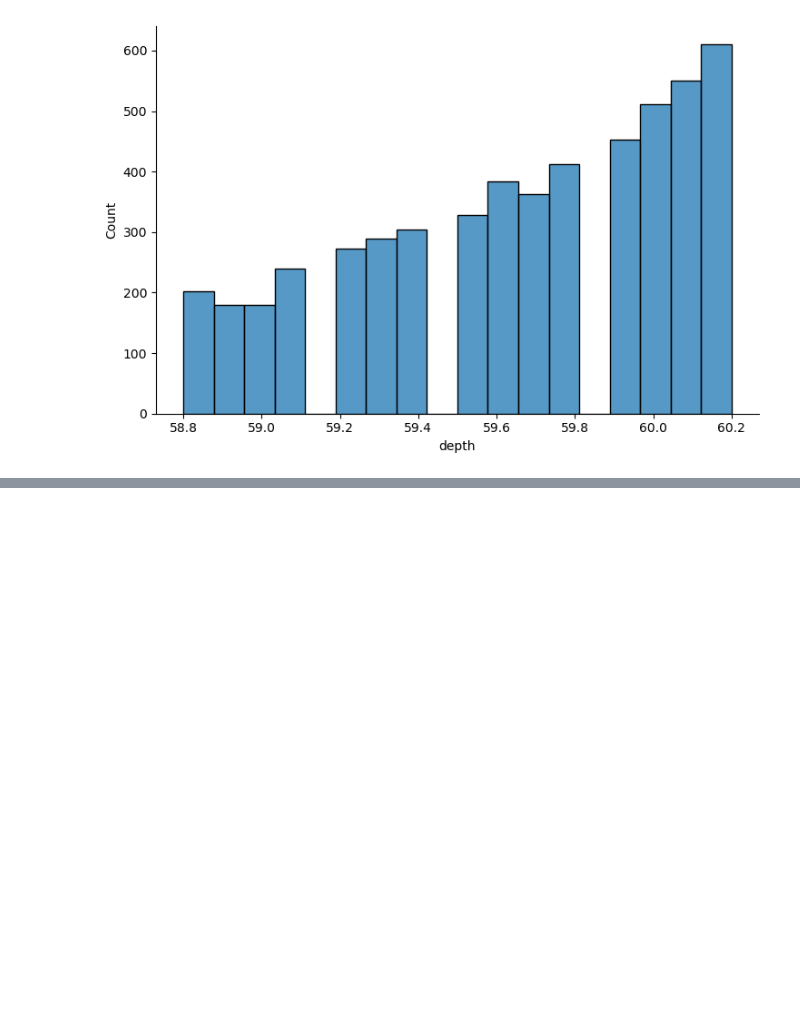
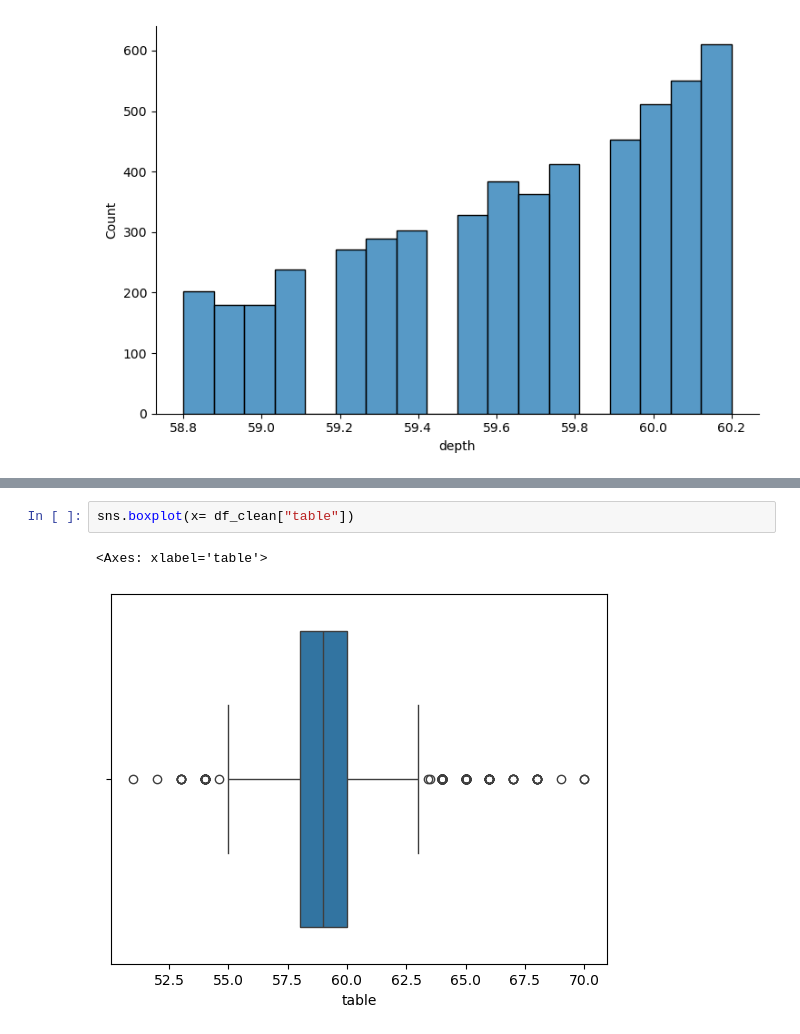
Before and after one commit to ManuelMF/College, a Jupyter notebook: SBD/Tema01/Tareas/03.diamonts.ipynb, the cells around one changed output, grey strips where cells are left out. Cells and saved outputs as stored; diff of their text form; blank space fills up the shorter version.

```diff
--- a/SBD/Tema01/Tareas/03.diamonts.ipynb
+++ b/SBD/Tema01/Tareas/03.diamonts.ipynb
@@ -175,0 +193,5 @@ sns.displot(df_clean, x="depth", aspect=1.5)
+# %%
+sns.boxplot(x= df_clean["table"])
+# %% [output]
+<Axes: xlabel='table'>
+[figure, added]
```
Also changed, not shown: parts of 5 cells of this notebook, 7 other files.
